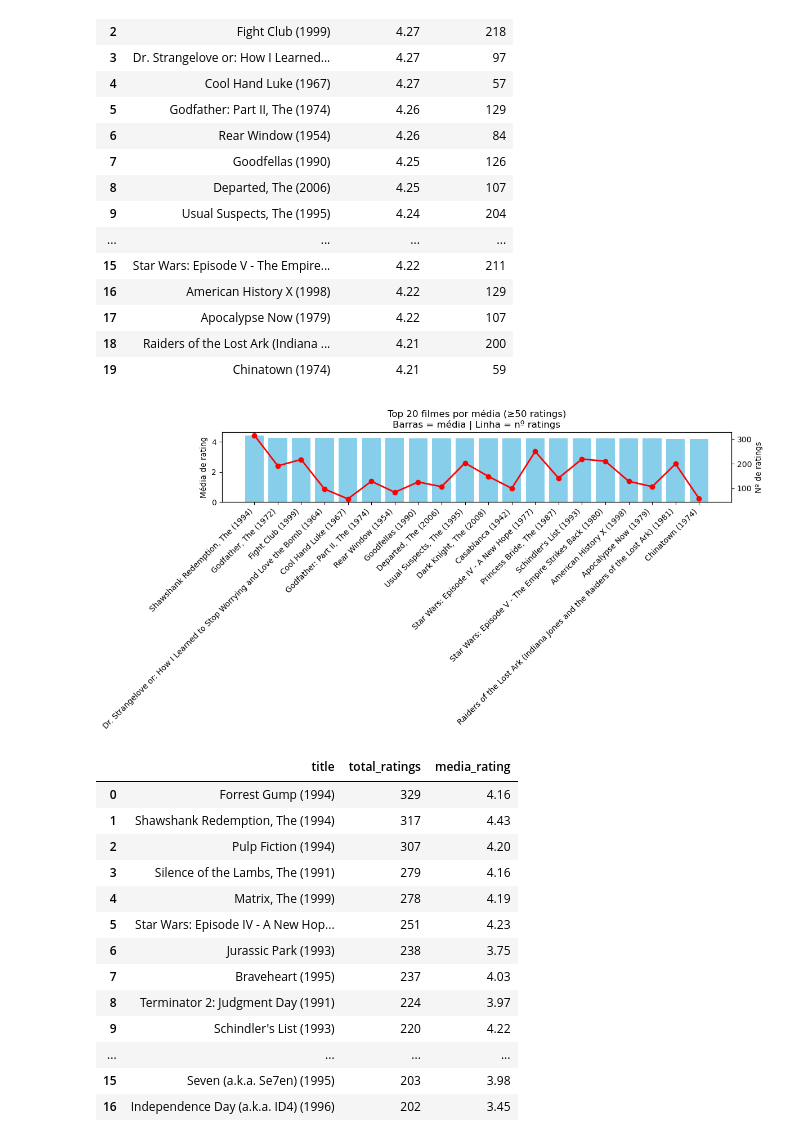
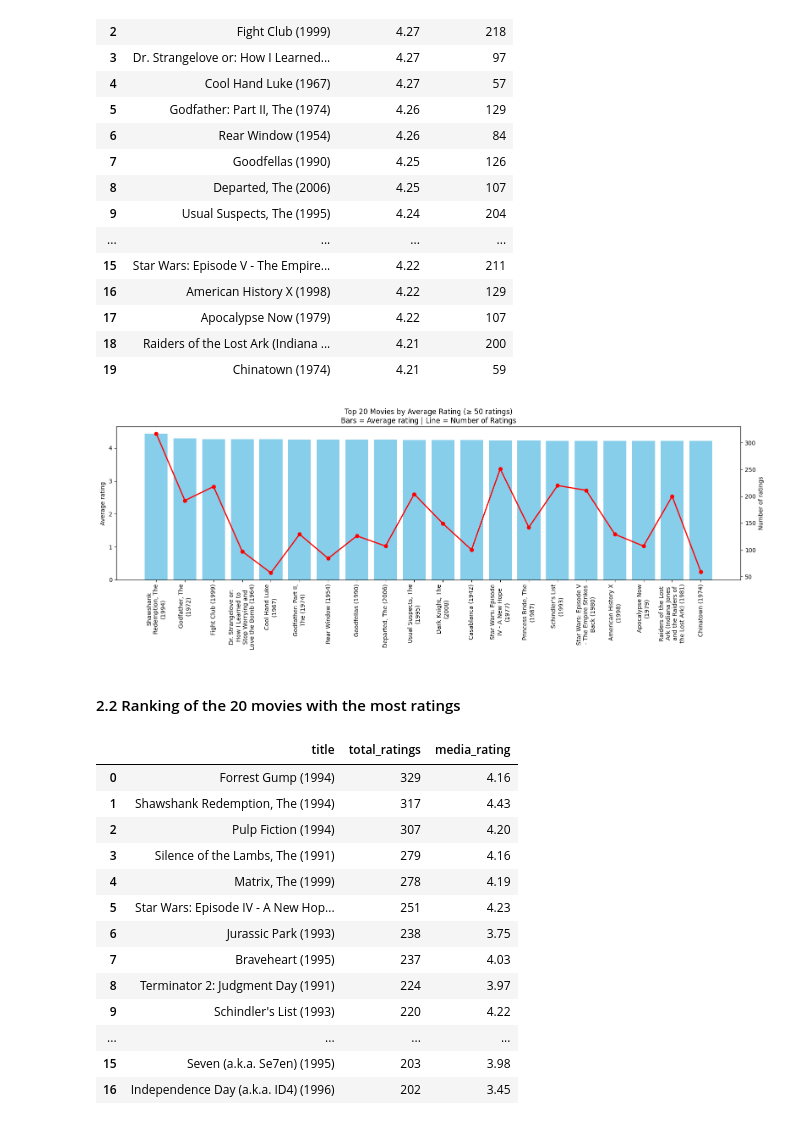
Before and after one commit to sergiopatinha/BigDataFoundations, a Jupyter notebook: notebooks/1.6 - (Small)100K Exploring Data.ipynb, the cells around one changed output. Saved outputs shown, nothing was run; the diff lists cells and outputs as text; code cells hidden in the pictures.

```diff
--- a/notebooks/1.6 - (Small)100K Exploring Data.ipynb
+++ b/notebooks/1.6 - (Small)100K Exploring Data.ipynb
@@ -63,26 +52,29 @@ df1
 | 17 | Apocalypse Now (1979) | 4.22 | 107 |
 | 18 | Raiders of the Lost Ark (Indiana ... | 4.21 | 200 |
 | 19 | Chinatown (1974) | 4.21 | 59 |
-# %%
-# combined plot: bars (average) + line (number of ratings)
-fig, ax1 = plt.subplots(figsize=(12, 6))
-
-# bars = average (BLUE)
-ax1.bar(df1["title"], df1["media_rating"], color="skyblue")
-ax1.set_ylabel("Média de rating")
-ax1.set_xticks(range(len(df1)))
-ax1.set_xticklabels(df1["title"], rotation=45, ha="right")
-
-# rows = number of ratings (RED)
-ax2 = ax1.twinx()
-ax2.plot(range(len(df1)), df1["total_ratings"], marker="o", color="red", linewidth=2)
-ax2.set_ylabel("Nº de ratings")
-
-plt.title("Top 20 filmes por média (≥50 ratings)\nBarras = média | Linha = nº ratings")
-plt.tight_layout()
-plt.show()
-# %% [output]
-[figure, removed]
+# %%
+# Combined plot: bars = average rating, line = number of ratings
+fig, ax1 = plt.subplots(figsize=(16, 6))
+
+wrapped_titles = [ "\n".join(textwrap.wrap(t, 20)) for t in df1["title"] ]
+
+ax1.bar(df1["title"], df1["media_rating"], color="skyblue")
+ax1.set_ylabel("Average rating")
+ax1.set_xticks(range(len(df1)))
+ax1.set_xticklabels(wrapped_titles, rotation=90, ha="center")
+
+# Line plot
+ax2 = ax1.twinx()
+ax2.plot(range(len(df1)), df1["total_ratings"], marker="o", color="red", linewidth=2)
+ax2.set_ylabel("Number of ratings")
+
+plt.title("Top 20 Movies by Average Rating (≥ 50 ratings)\nBars = Average rating | Line = Number of Ratings")
+plt.tight_layout()
+plt.show()
+# %% [output]
+[figure, added]
+# %% [markdown]
+#### 2.2 Ranking of the 20 movies with the most ratings
 # %%
 
 # ranking of the 20 movies with the most ratings
```
Also changed, not shown: parts of 23 cells of this notebook, 5 other files.
